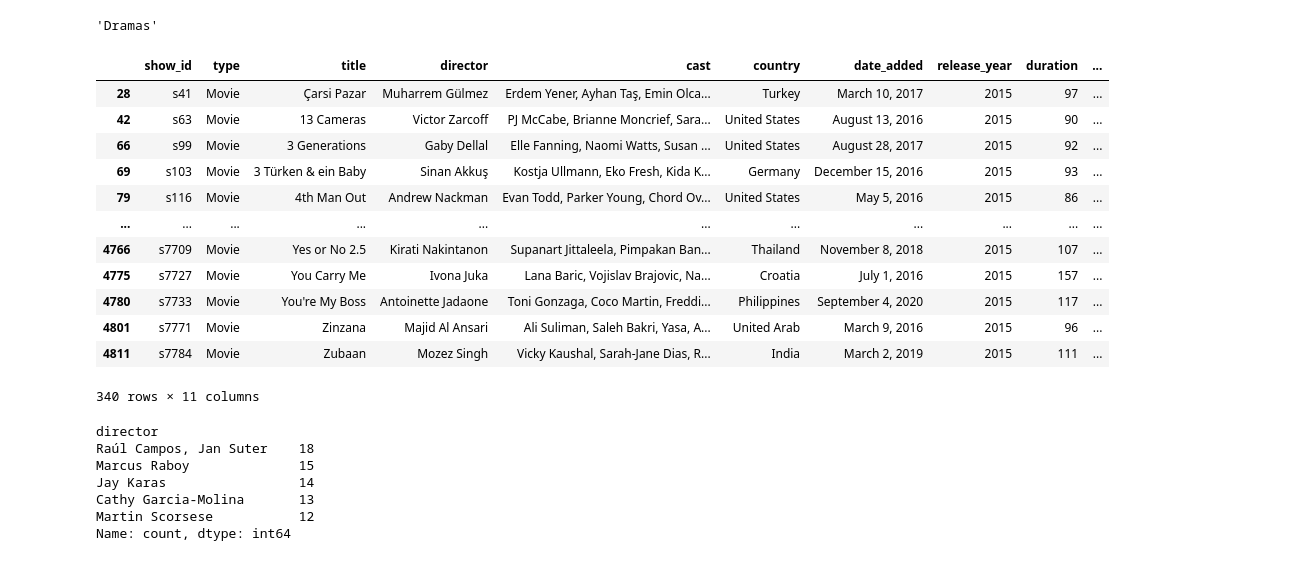
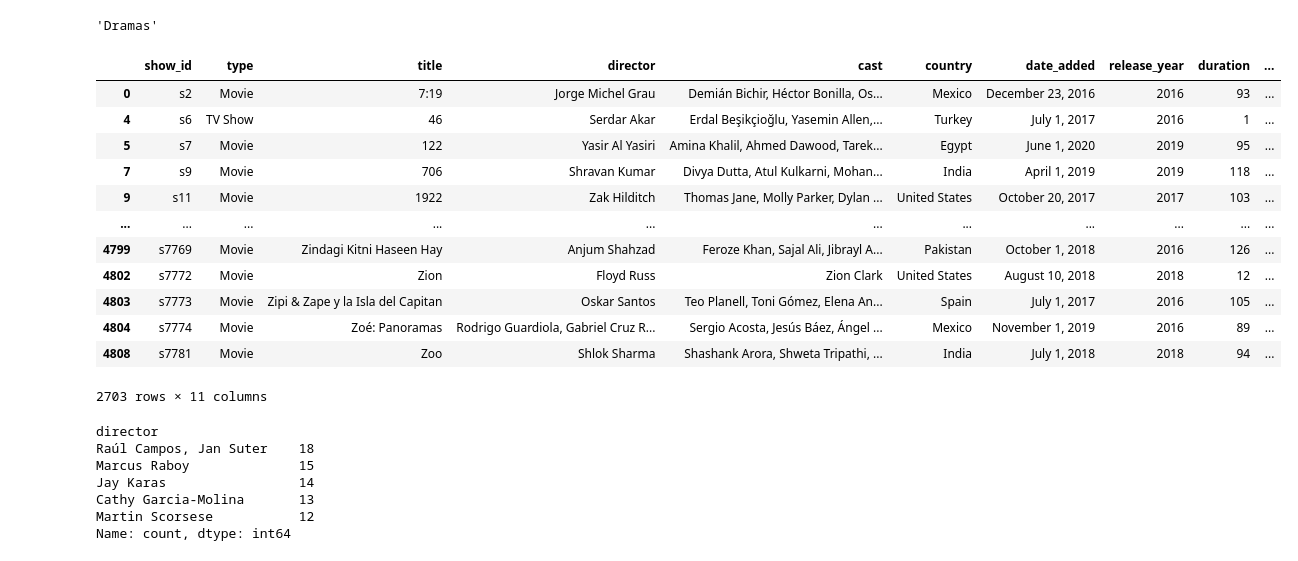
Before and after one commit to AbdallahM19/netflix_notebook, a Jupyter notebook: day_1.ipynb, the cells around one changed output. Saved outputs shown, nothing was run; the diff lists cells and outputs as text; code cells hidden in the pictures.

```diff
--- a/day_1.ipynb
+++ b/day_1.ipynb
@@ -79,21 +79,21 @@ netflix_df['genre'].value_counts().idxmax()
 'Dramas'
 # %%
 # Filter the dataset to show only movies released after 2015.
-netflix_df[netflix_df["release_year"] == 2015]
+netflix_df[netflix_df["release_year"] > 2015]
 # %% [output]
 |  | show_id | type | title | director | cast | country | date_added | release_year | duration | ... |
-| 28 | s41 | Movie | Çarsi Pazar | Muharrem Gülmez | Erdem Yener, Ayhan Taş, Emin Olca... | Turkey | March 10, 2017 | 2015 | 97 | ... |
-| 42 | s63 | Movie | 13 Cameras | Victor Zarcoff | PJ McCabe, Brianne Moncrief, Sara... | United States | August 13, 2016 | 2015 | 90 | ... |
-| 66 | s99 | Movie | 3 Generations | Gaby Dellal | Elle Fanning, Naomi Watts, Susan ... | United States | August 28, 2017 | 2015 | 92 | ... |
-| 69 | s103 | Movie | 3 Türken & ein Baby | Sinan Akkuş | Kostja Ullmann, Eko Fresh, Kida K... | Germany | December 15, 2016 | 2015 | 93 | ... |
-| 79 | s116 | Movie | 4th Man Out | Andrew Nackman | Evan Todd, Parker Young, Chord Ov... | United States | May 5, 2016 | 2015 | 86 | ... |
+| 0 | s2 | Movie | 7:19 | Jorge Michel Grau | Demián Bichir, Héctor Bonilla, Os... | Mexico | December 23, 2016 | 2016 | 93 | ... |
+| 4 | s6 | TV Show | 46 | Serdar Akar | Erdal Beşikçioğlu, Yasemin Allen,... | Turkey | July 1, 2017 | 2016 | 1 | ... |
+| 5 | s7 | Movie | 122 | Yasir Al Yasiri | Amina Khalil, Ahmed Dawood, Tarek... | Egypt | June 1, 2020 | 2019 | 95 | ... |
+| 7 | s9 | Movie | 706 | Shravan Kumar | Divya Dutta, Atul Kulkarni, Mohan... | India | April 1, 2019 | 2019 | 118 | ... |
+| 9 | s11 | Movie | 1922 | Zak Hilditch | Thomas Jane, Molly Parker, Dylan ... | United States | October 20, 2017 | 2017 | 103 | ... |
 | ... | ... | ... | ... | ... | ... | ... | ... | ... | ... | ... |
-| 4766 | s7709 | Movie | Yes or No 2.5 | Kirati Nakintanon | Supanart Jittaleela, Pimpakan Ban... | Thailand | November 8, 2018 | 2015 | 107 | ... |
-| 4775 | s7727 | Movie | You Carry Me | Ivona Juka | Lana Baric, Vojislav Brajovic, Na... | Croatia | July 1, 2016 | 2015 | 157 | ... |
-| 4780 | s7733 | Movie | You're My Boss | Antoinette Jadaone | Toni Gonzaga, Coco Martin, Freddi... | Philippines | September 4, 2020 | 2015 | 117 | ... |
-| 4801 | s7771 | Movie | Zinzana | Majid Al Ansari | Ali Suliman, Saleh Bakri, Yasa, A... | United Arab | March 9, 2016 | 2015 | 96 | ... |
-| 4811 | s7784 | Movie | Zubaan | Mozez Singh | Vicky Kaushal, Sarah-Jane Dias, R... | India | March 2, 2019 | 2015 | 111 | ... |
+| 4799 | s7769 | Movie | Zindagi Kitni Haseen Hay | Anjum Shahzad | Feroze Khan, Sajal Ali, Jibrayl A... | Pakistan | October 1, 2018 | 2016 | 126 | ... |
+| 4802 | s7772 | Movie | Zion | Floyd Russ | Zion Clark | United States | August 10, 2018 | 2018 | 12 | ... |
+| 4803 | s7773 | Movie | Zipi & Zape y la Isla del Capitan | Oskar Santos | Teo Planell, Toni Gómez, Elena An... | Spain | July 1, 2017 | 2016 | 105 | ... |
+| 4804 | s7774 | Movie | Zoé: Panoramas | Rodrigo Guardiola, Gabriel Cruz R... | Sergio Acosta, Jesús Báez, Ángel ... | Mexico | November 1, 2019 | 2016 | 89 | ... |
+| 4808 | s7781 | Movie | Zoo | Shlok Sharma | Shashank Arora, Shweta Tripathi, ... | India | July 1, 2018 | 2018 | 94 | ... |
-340 rows × 11 columns
+2703 rows × 11 columns
 # %%
 # Find the top 5 directors with the most content on Netflix.
 netflix_df['director'].value_counts().head()
```
